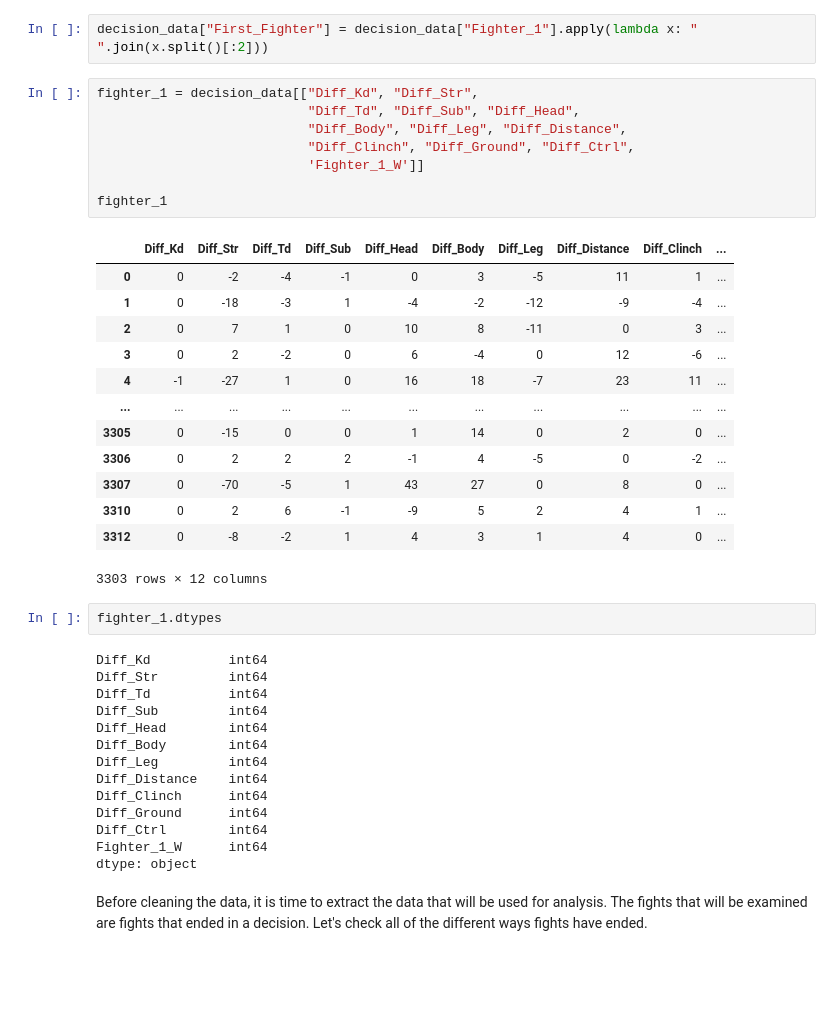
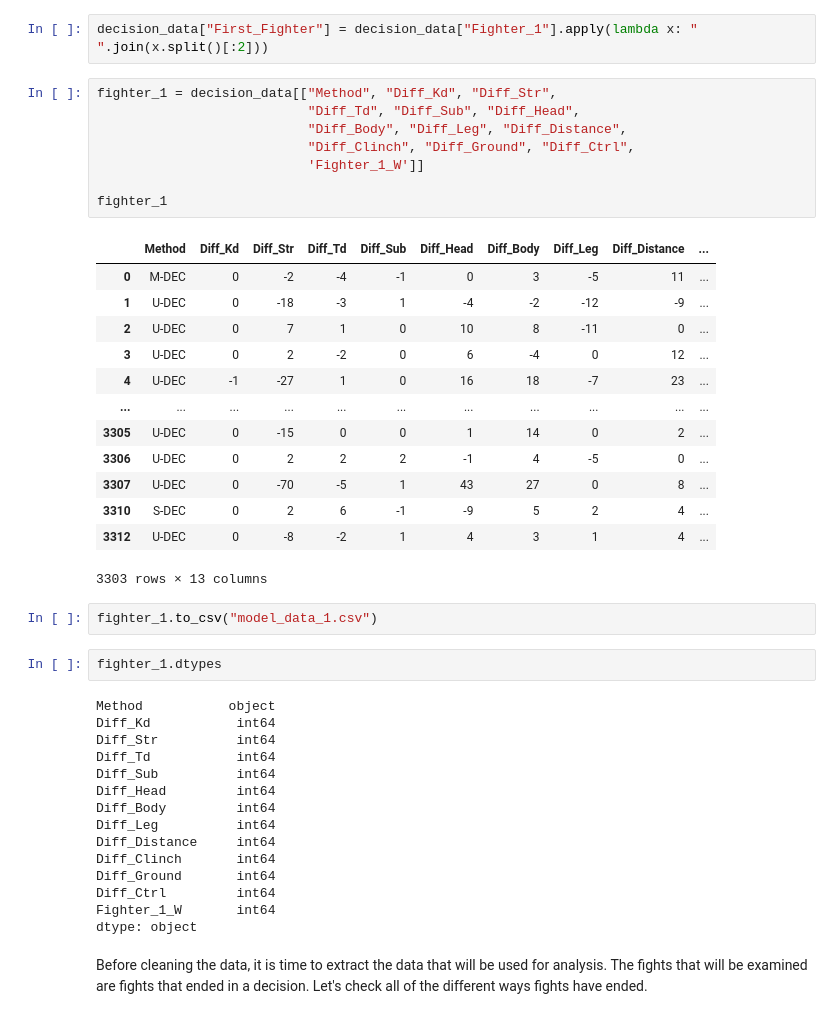
Before and after one commit to jcollopy-tulane/jcollopy-tulane.github.io, a Jupyter notebook: UFC_Fight_Project.ipynb, the cells around one changed output. Saved outputs shown, nothing was run; the diff lists cells and outputs as text; blank space fills up the shorter version.

```diff
--- a/UFC_Fight_Project.ipynb
+++ b/UFC_Fight_Project.ipynb
@@ -1022,42 +1022,45 @@ decision_data
 # %%
 decision_data["First_Fighter"] = decision_data["Fighter_1"].apply(lambda x: " ".join(x.split()[:2]))
 # %%
-fighter_1 = decision_data[["Diff_Kd", "Diff_Str",
+fighter_1 = decision_data[["Method", "Diff_Kd", "Diff_Str",
                            "Diff_Td", "Diff_Sub", "Diff_Head",
                            "Diff_Body", "Diff_Leg", "Diff_Distance",
                            "Diff_Clinch", "Diff_Ground", "Diff_Ctrl",
                            'Fighter_1_W']]
 
 fighter_1
 # %% [output]
-|  | Diff_Kd | Diff_Str | Diff_Td | Diff_Sub | Diff_Head | Diff_Body | Diff_Leg | Diff_Distance | Diff_Clinch | ... |
-| 0 | 0 | -2 | -4 | -1 | 0 | 3 | -5 | 11 | 1 | ... |
-| 1 | 0 | -18 | -3 | 1 | -4 | -2 | -12 | -9 | -4 | ... |
-| 2 | 0 | 7 | 1 | 0 | 10 | 8 | -11 | 0 | 3 | ... |
-| 3 | 0 | 2 | -2 | 0 | 6 | -4 | 0 | 12 | -6 | ... |
-| 4 | -1 | -27 | 1 | 0 | 16 | 18 | -7 | 23 | 11 | ... |
+|  | Method | Diff_Kd | Diff_Str | Diff_Td | Diff_Sub | Diff_Head | Diff_Body | Diff_Leg | Diff_Distance | ... |
+| 0 | M-DEC | 0 | -2 | -4 | -1 | 0 | 3 | -5 | 11 | ... |
+| 1 | U-DEC | 0 | -18 | -3 | 1 | -4 | -2 | -12 | -9 | ... |
+| 2 | U-DEC | 0 | 7 | 1 | 0 | 10 | 8 | -11 | 0 | ... |
+| 3 | U-DEC | 0 | 2 | -2 | 0 | 6 | -4 | 0 | 12 | ... |
+| 4 | U-DEC | -1 | -27 | 1 | 0 | 16 | 18 | -7 | 23 | ... |
 | ... | ... | ... | ... | ... | ... | ... | ... | ... | ... | ... |
-| 3305 | 0 | -15 | 0 | 0 | 1 | 14 | 0 | 2 | 0 | ... |
-| 3306 | 0 | 2 | 2 | 2 | -1 | 4 | -5 | 0 | -2 | ... |
-| 3307 | 0 | -70 | -5 | 1 | 43 | 27 | 0 | 8 | 0 | ... |
-| 3310 | 0 | 2 | 6 | -1 | -9 | 5 | 2 | 4 | 1 | ... |
-| 3312 | 0 | -8 | -2 | 1 | 4 | 3 | 1 | 4 | 0 | ... |
+| 3305 | U-DEC | 0 | -15 | 0 | 0 | 1 | 14 | 0 | 2 | ... |
+| 3306 | U-DEC | 0 | 2 | 2 | 2 | -1 | 4 | -5 | 0 | ... |
+| 3307 | U-DEC | 0 | -70 | -5 | 1 | 43 | 27 | 0 | 8 | ... |
+| 3310 | S-DEC | 0 | 2 | 6 | -1 | -9 | 5 | 2 | 4 | ... |
+| 3312 | U-DEC | 0 | -8 | -2 | 1 | 4 | 3 | 1 | 4 | ... |
-3303 rows × 12 columns
+3303 rows × 13 columns
+# %%
+fighter_1.to_csv("model_data_1.csv")
 # %%
 fighter_1.dtypes
 # %% [output]
-Diff_Kd          int64
-Diff_Str         int64
-Diff_Td          int64
-Diff_Sub         int64
-Diff_Head        int64
-Diff_Body        int64
-Diff_Leg         int64
-Diff_Distance    int64
-Diff_Clinch      int64
-Diff_Ground      int64
-Diff_Ctrl        int64
-Fighter_1_W      int64
+Method           object
+Diff_Kd           int64
+Diff_Str          int64
+Diff_Td           int64
+Diff_Sub          int64
+Diff_Head         int64
+Diff_Body         int64
+Diff_Leg          int64
+Diff_Distance     int64
+Diff_Clinch       int64
+Diff_Ground       int64
+Diff_Ctrl         int64
+Fighter_1_W       int64
 dtype: object
 # %% [markdown]
 Before cleaning the data, it is time to extract the data that will be used for analysis. The fights that will be examined are fights that ended in a decision. Let's check all of the different ways fights have ended.
```
Also changed, not shown: parts of 37 cells of this notebook, 1 other file.
